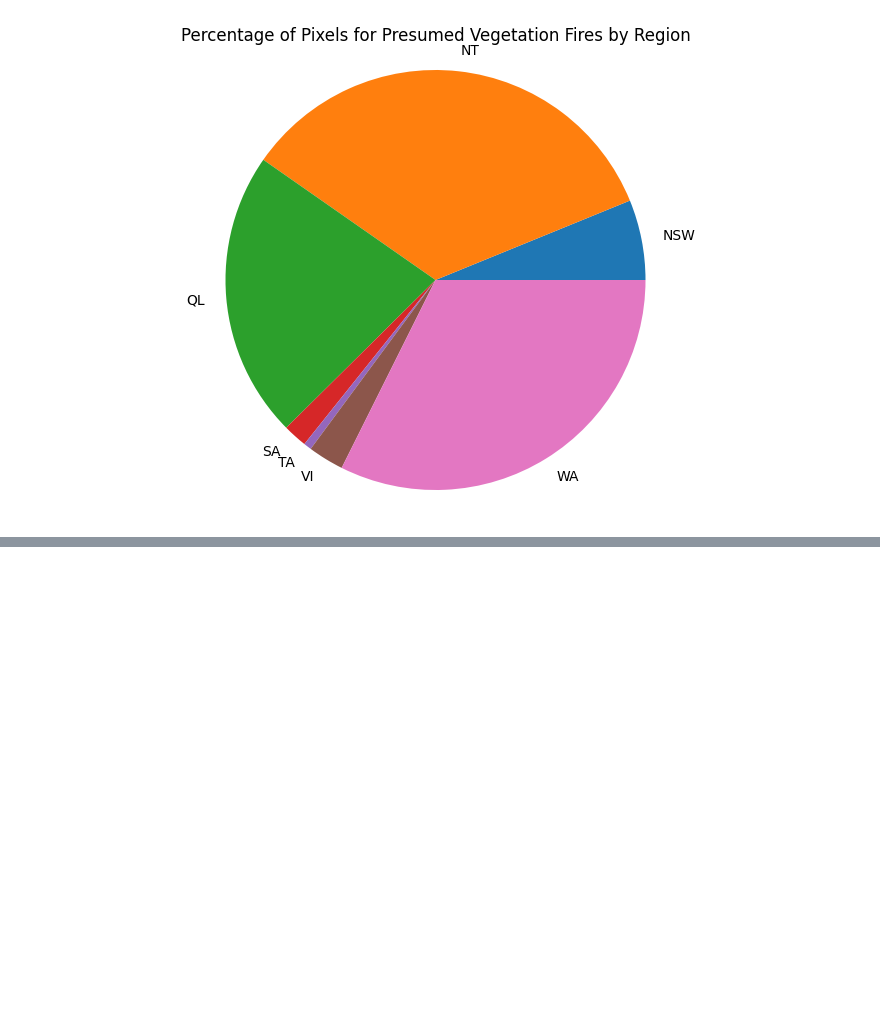
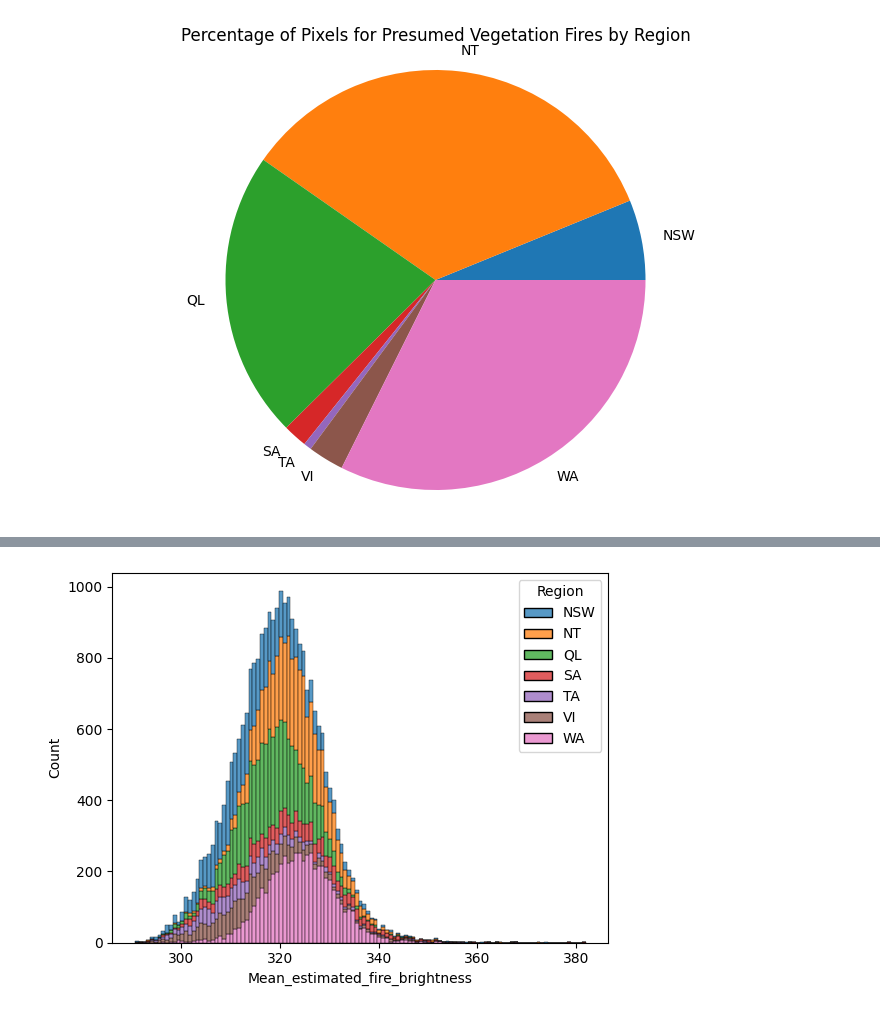
Before and after one commit to saru254/Visualization_On_Wildfire, a Jupyter notebook: AnalyzingWildfire.ipynb, the cells around one changed output, grey strips where cells are left out. Drawn from its saved outputs; the diff is of its cells as text; code cells hidden in the pictures; blank space fills up the shorter version.

```diff
--- a/AnalyzingWildfire.ipynb
+++ b/AnalyzingWildfire.ipynb
@@ -109,0 +120,7 @@ plt.show()
+# %%
+#understanding the distribution of estimated fire brightness across regions
+
+sns.histplot(data=df, x='Mean_estimated_fire_brightness', hue='Region', multiple='stack')
+plt.show()
+# %% [output]
+[figure, added]
```
Also changed, not shown: parts of 1 cell of this notebook.
